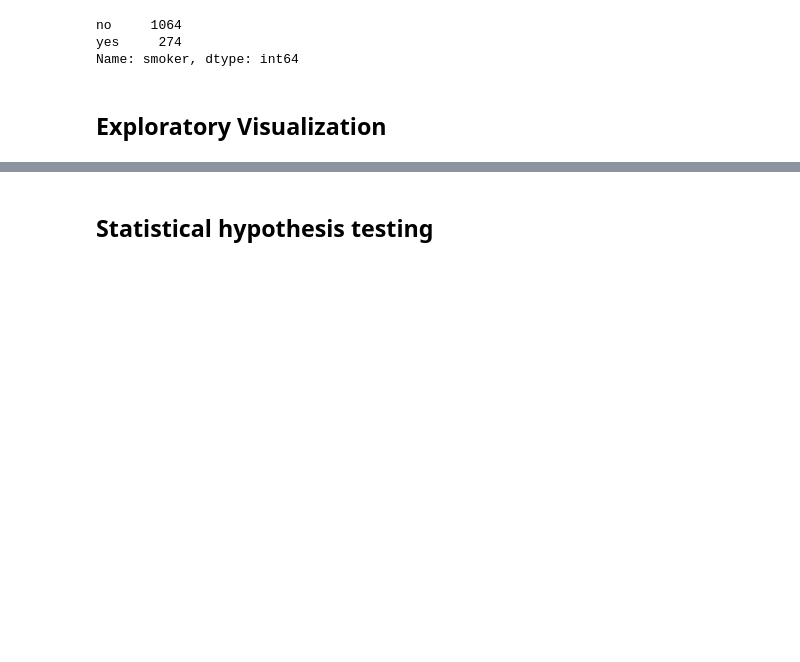
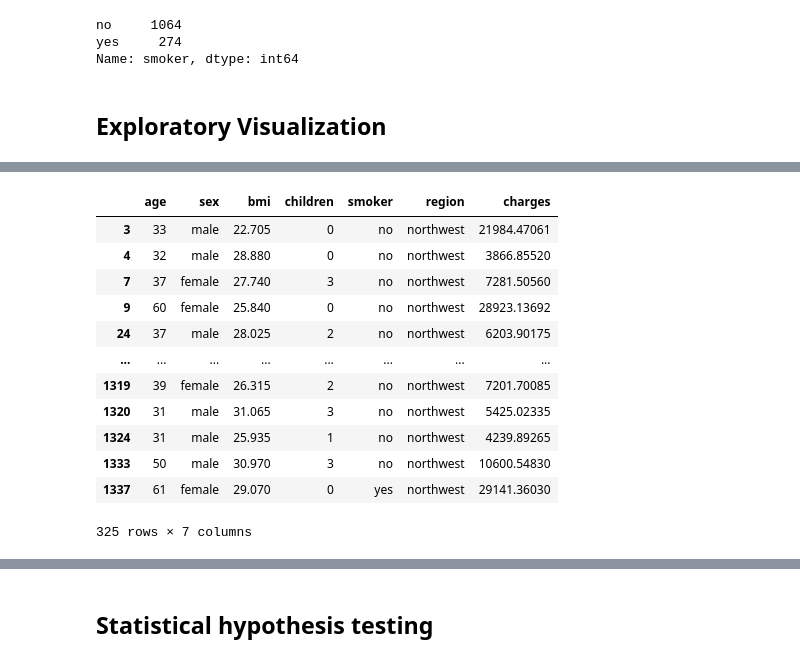
Before and after one commit to graceuche/northeastern-final-project, a Jupyter notebook: notebook.ipynb, the cells around one changed output, grey strips where cells are left out. Cells and saved outputs as stored; diff of their text form; code cells hidden in the pictures; blank space fills up the shorter version.

```diff
--- a/notebook.ipynb
+++ b/notebook.ipynb
@@ -68,0 +125,16 @@ Name: smoker, dtype: int64
+# %%
+df[df['region']=='northwest']
+# %% [output]
+|  | age | sex | bmi | children | smoker | region | charges |
+| 3 | 33 | male | 22.705 | 0 | no | northwest | 21984.47061 |
+| 4 | 32 | male | 28.880 | 0 | no | northwest | 3866.85520 |
+| 7 | 37 | female | 27.740 | 3 | no | northwest | 7281.50560 |
+| 9 | 60 | female | 25.840 | 0 | no | northwest | 28923.13692 |
+| 24 | 37 | male | 28.025 | 2 | no | northwest | 6203.90175 |
+| ... | ... | ... | ... | ... | ... | ... | ... |
+| 1319 | 39 | female | 26.315 | 2 | no | northwest | 7201.70085 |
+| 1320 | 31 | male | 31.065 | 3 | no | northwest | 5425.02335 |
+| 1324 | 31 | male | 25.935 | 1 | no | northwest | 4239.89265 |
+| 1333 | 50 | male | 30.970 | 3 | no | northwest | 10600.54830 |
+| 1337 | 61 | female | 29.070 | 0 | yes | northwest | 29141.36030 |
+325 rows × 7 columns
```
Also changed, not shown: parts of 11 cells of this notebook, 1 other file.
